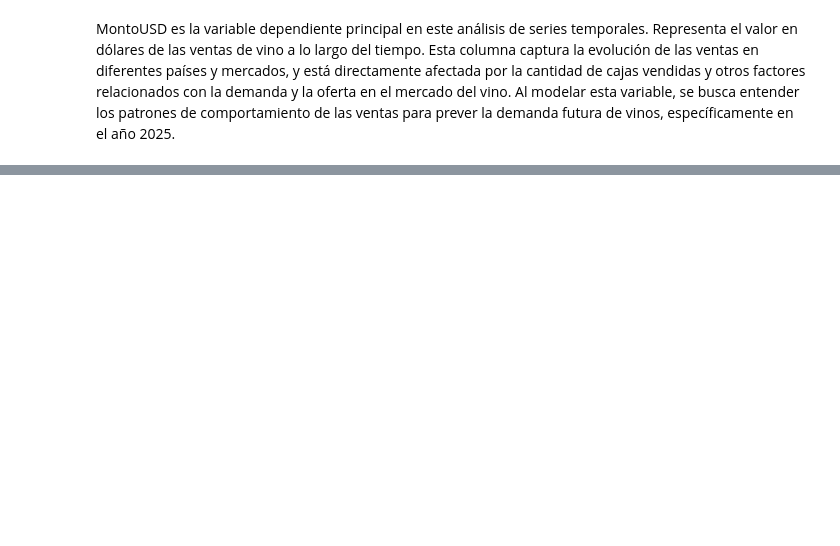
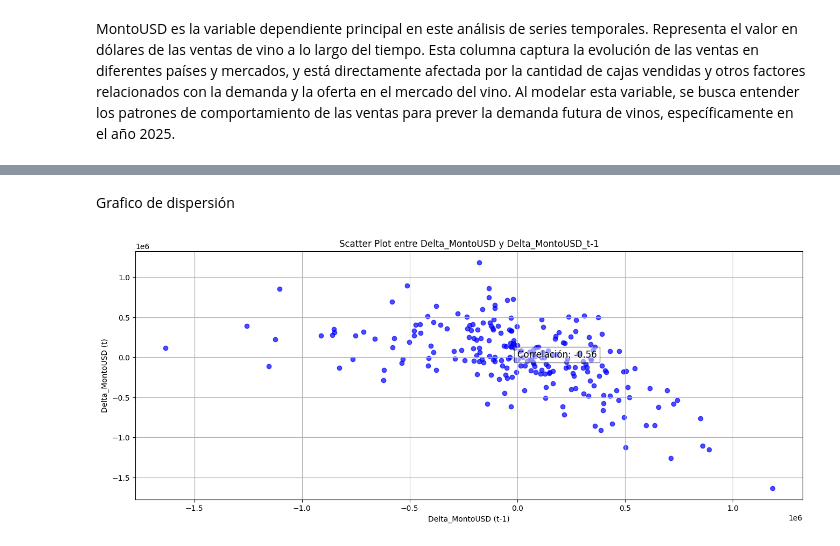
Before and after one commit to Gaddran/Tarea3AnalisisDatos, a Jupyter notebook: notebooks/TareaAnalisis.ipynb, the cells around one changed output, grey strips where cells are left out. Saved outputs shown, nothing was run; the diff lists cells and outputs as text; code cells hidden in the pictures; blank space fills up the shorter version.

```diff
--- a/notebooks/TareaAnalisis.ipynb
+++ b/notebooks/TareaAnalisis.ipynb
@@ -610,0 +636,21 @@ MontoUSD es la variable dependiente principal en este análisis de series tempor
+# %% [markdown]
+Grafico de dispersión
+# %%
+# Calcular la correlación entre Delta_MontoUSD y Delta_MontoUSD_t-1
+correlacion = np.corrcoef(df_monthly['Delta_MontoUSD'], df_monthly['Delta_MontoUSD_t-1'])[0, 1]
+
+# Crear el gráfico de dispersión
+plt.figure(figsize=(16, 6))
+plt.scatter(df_monthly['Delta_MontoUSD_t-1'], df_monthly['Delta_MontoUSD'], color='blue', alpha=0.7)
+
+# Añadir etiquetas y título
+plt.title('Scatter Plot entre Delta_MontoUSD y Delta_MontoUSD_t-1')
+plt.xlabel('Delta_MontoUSD (t-1)')
+plt.ylabel('Delta_MontoUSD (t)')
+plt.text(-4, -4, f'Correlación: {correlacion:.2f}', fontsize=12, bbox=dict(facecolor='white', alpha=0.5))
+
+# Mostrar el gráfico
+plt.grid(True)
+plt.show()
+# %% [output]
+[figure, added]
```
Also changed, not shown: parts of 34 cells of this notebook.
